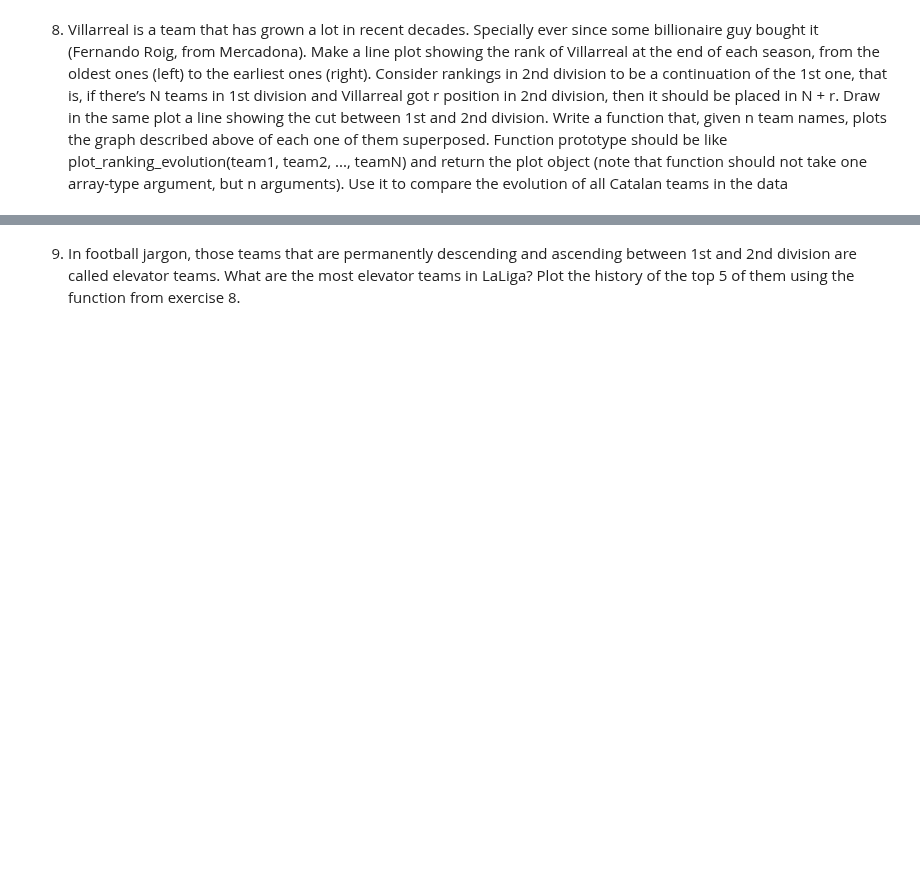
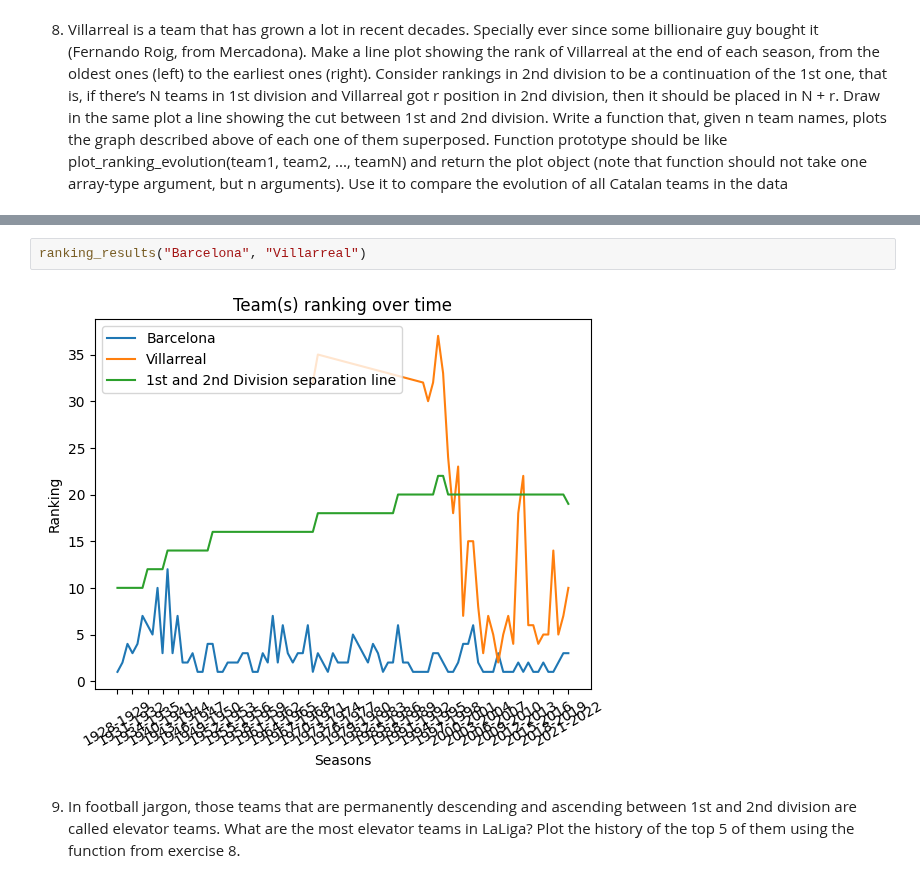
Before and after one commit to alexfulleda98/la-quiniela, a Jupyter notebook: analysis/LaLigaDataAnalysis.ipynb, the cells around one changed output, grey strips where cells are left out. Saved outputs shown, nothing was run; the diff lists cells and outputs as text; blank space fills up the shorter version.

```diff
--- a/analysis/LaLigaDataAnalysis.ipynb
+++ b/analysis/LaLigaDataAnalysis.ipynb
@@ -406,3 +454,7 @@ of each one of them superposed. Function prototype should be like plot_ranking_e
+# %%
+ranking_results("Barcelona", "Villarreal")
+# %% [output]
+[figure, added]
 # %% [markdown]
 9. In football jargon, those teams that are permanently descending and ascending between 1st and 2nd division are called elevator teams. What are the most elevator teams in LaLiga? Plot the history of the top 5 of them using the function from exercise 8.
 # %% [markdown]
```
Also changed, not shown: parts of 17 cells of this notebook.
